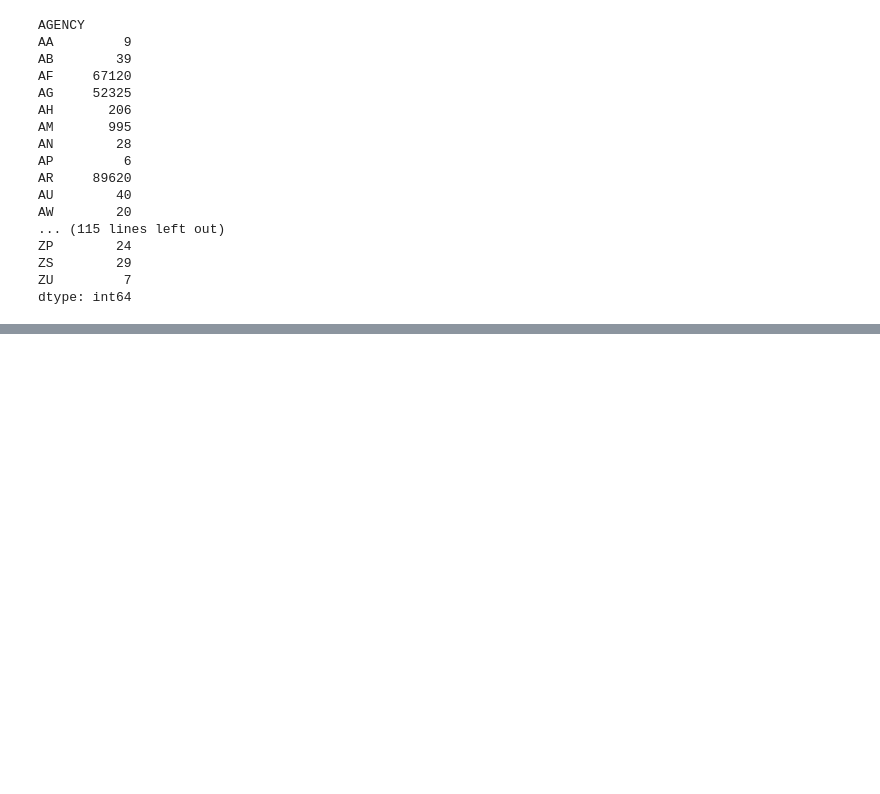
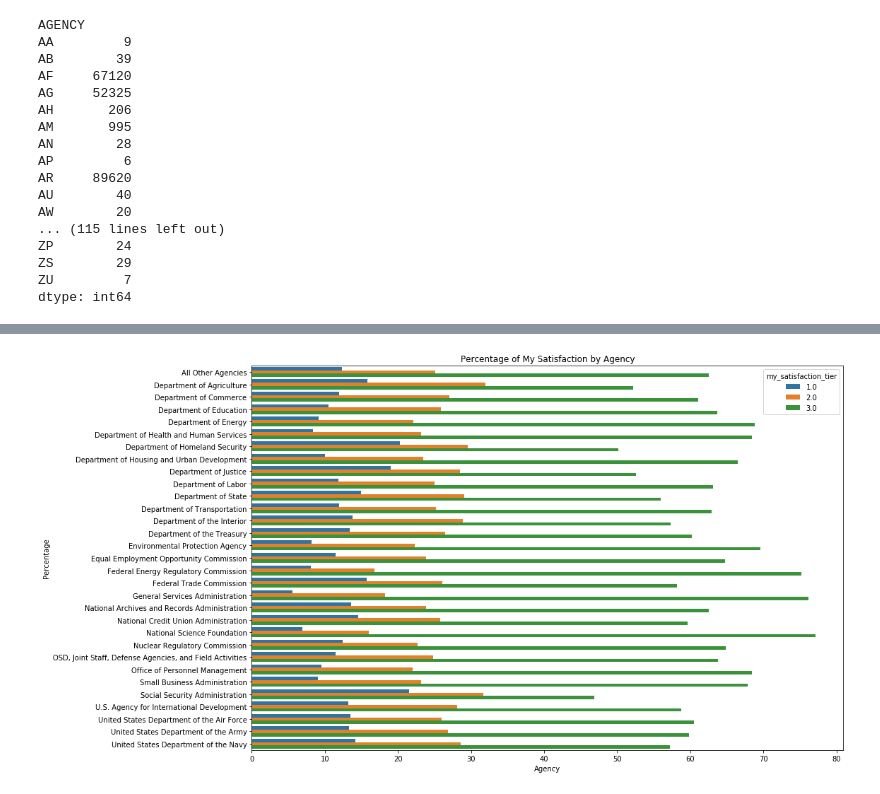
Before and after one commit to aaron-hollinger/federal_employee_job_satisfaction, a Jupyter notebook: notebooks/capstone.ipynb, the cells around one changed output, grey strips where cells are left out. Cells and saved outputs as stored; diff of their text form; code cells hidden in the pictures; blank space fills up the shorter version.

```diff
--- a/notebooks/capstone.ipynb
+++ b/notebooks/capstone.ipynb
@@ -1310,0 +1297,17 @@ Name: SEP, dtype: object
+# %%
+my_satisfaction_tier_counts = survey_table.groupby(['AGENCY', 'my_satisfaction_tier']).size().reset_index(name='count')
+agency_totals = my_satisfaction_tier_counts.groupby('AGENCY')['count'].transform('sum')
+my_satisfaction_tier_counts['percentage'] = (my_satisfaction_tier_counts['count'] / agency_totals) * 100
+# %%
+plt.figure(figsize=(15, 10))
+sns.barplot(x='percentage', y='AGENCY', hue='my_satisfaction_tier', data=my_satisfaction_tier_counts)
+
+# Add labels and title
+plt.xlabel('Agency')
+plt.ylabel('Percentage')
+plt.title('Percentage of My Satisfaction by Agency')
+
+# Show the plot
+plt.show()
+# %% [output]
+[figure, added]
```
Also changed, not shown: parts of 11 cells of this notebook.
